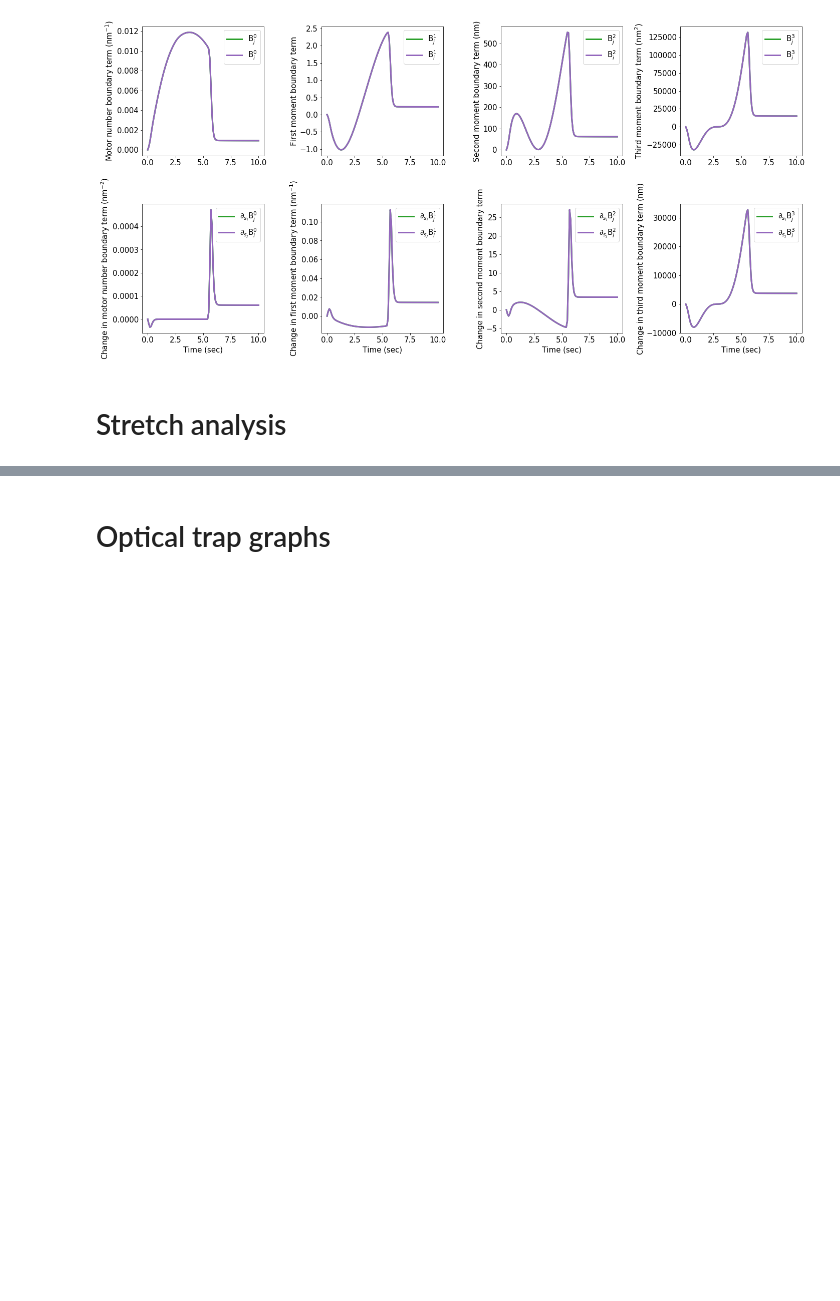
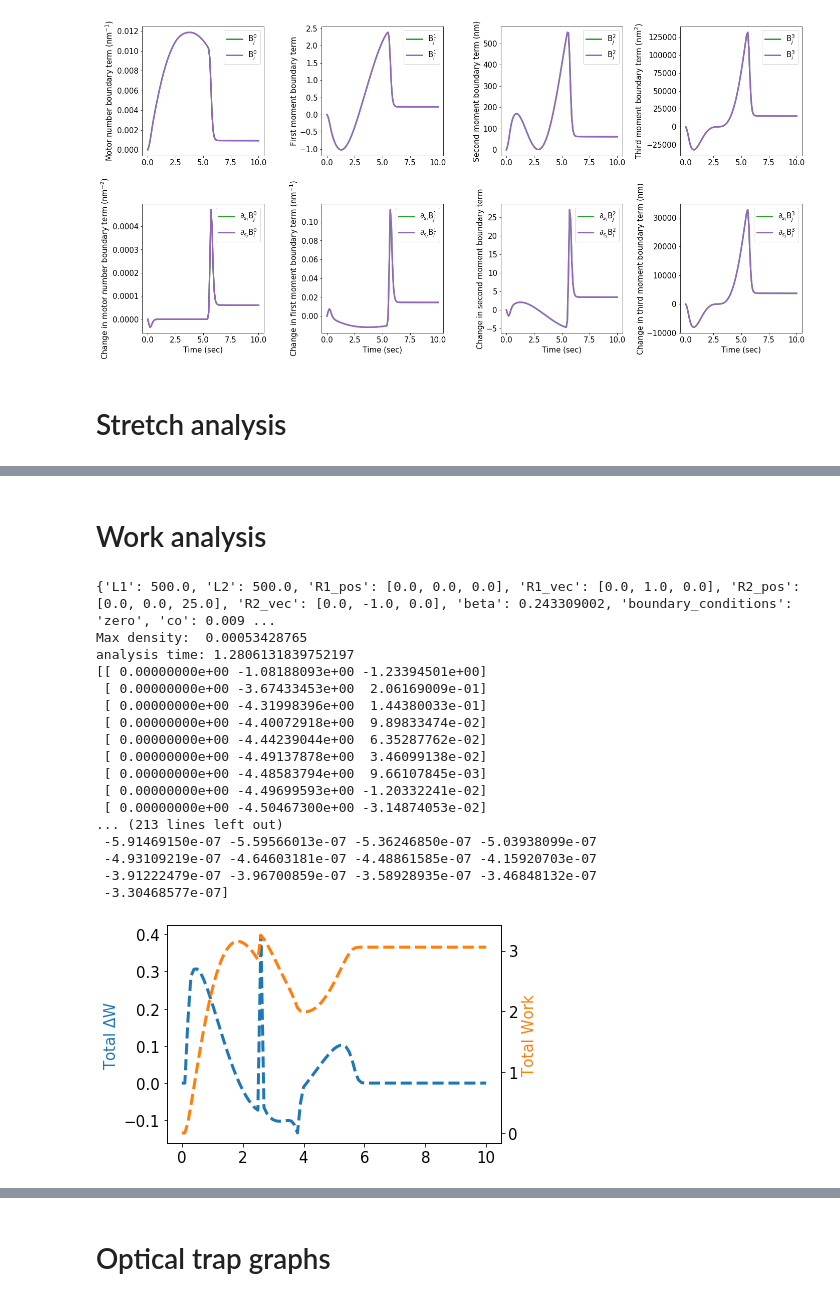
Before and after one commit to lamsoa729/FoXlink, a Jupyter notebook: notebooks/pde_graph_prototypes.ipynb, the cells around one changed output, grey strips where cells are left out. Cells and saved outputs as stored; diff of their text form; code cells hidden in the pictures; blank space fills up the shorter version.

Commit message:
Minor fixes to pde work analyzer and pde_graph_prototypes.

```diff
--- a/notebooks/pde_graph_prototypes.ipynb
+++ b/notebooks/pde_graph_prototypes.ipynb
@@ -311,7 +311,7 @@ def h_edge(ds, dy, n):
 # %%
 try:
     h5_fname = "/Users/adamlamson/projects/DATA/MethodsPaper/20-03-22_runs/PDE_antipara_stat.h5"
-    anal = PDEAnalyzer(h5_fname, 'analyze')
+    anal = PDEAnalyzer(h5_fname, 'overwrite')
 
     h_distr_arr = anal.h_distr_dset[...]
     plt.pcolormesh(h_distr_arr)
@@ -387,0 +366,65 @@ analysis time: 0.8130321502685547
+# %% [markdown]
+# Work analysis
+# %%
+try:
+    h5_fname = "/Users/adamlamson/projects/DATA/XlinkProb/testing/FP_GenMotion_MotorUW_tests/20-03-03_GMUW_antipara_wca_L500/PDEGenMotionMotorUWSolver.h5"
+    anal = PDEAnalyzer(h5_fname, 'overwrite')
+    t = anal.time
+
+    print(anal.R1_pos[1:] - anal.R1_pos[:-1])
+    print(anal._h5_data['/interaction_data/force_data'][1:, 0, :])
+    #tot_dwork = anal.dwl_i + anal.dwl_j + anal.dwr_i + anal.dwr_j
+    #print(anal.dwl_j)
+
+    #dr_i = np.zeros(anal.R1_pos.shape)
+    #dr_i[:-1] = anal.R1_pos[1:] - anal.R1_pos[:-1]
+    f_i = anal._h5_data['/interaction_data/force_data'][:, 0, :]
+    #dwl_i = np.zeros(anal.R1_pos.shape[0])
+    #dwl_i[:-1] = np.einsum('ij,ij->i', dr_i[:-1], f_i[:-1])
+
+    dr_i = np.zeros(anal.R1_pos.shape)
+    dr_i[1:] = anal.R1_pos[1:] - anal.R1_pos[:-1]
+    f_i = anal._h5_data['/interaction_data/force_data'][:, 0, :]
+    dwl_i = np.zeros(anal.R1_pos.shape[0])
+    dwl_i[1:] = np.einsum('ij,ij->i', dr_i[1:], f_i[:-1])
+    print(dwl_i)
+
+    #print(anal.dwr_i + anal.dwr_j)
+    tot_work = np.cumsum(tot_dwork)
+    fig, ax1 = plt.subplots()
+    #ax1.plot(t, tot_dwork, color='C0')
+    ax1.set_ylabel('Total $\Delta$W ', color='C0')
+    ax1.plot(t, dwl_i, color='C0', ls='--')
+    #ax1.plot(t, anal.dwr_i+anal.dwr_j, color='C0', ls=':')
+
+    ax2 = ax1.twinx()
+    #ax2.plot(t, tot_work, color='C1')
+    ax2.plot(t, np.cumsum(dwl_i), color='C1', ls='--')
+    #ax2.plot(t, np.cumsum(anal.dwr_i+anal.dwr_j), color='C1', ls=':')
+    ax2.set_ylabel('Total Work', color='C1')
+
+
+except:
+    print("Analysis failed!")
+    raise
+finally:
+    anal.save()
+# %% [output]
+{'L1': 500.0, 'L2': 500.0, 'R1_pos': [0.0, 0.0, 0.0], 'R1_vec': [0.0, 1.0, 0.0], 'R2_pos': [0.0, 0.0, 25.0], 'R2_vec': [0.0, -1.0, 0.0], 'beta': 0.243309002, 'boundary_conditions': 'zero', 'co': 0.009 ...
+Max density:  0.00053428765
+analysis time: 1.2806131839752197
+[[ 0.00000000e+00 -1.08188093e+00 -1.23394501e+00]
+ [ 0.00000000e+00 -3.67433453e+00  2.06169009e-01]
+ [ 0.00000000e+00 -4.31998396e+00  1.44380033e-01]
+ [ 0.00000000e+00 -4.40072918e+00  9.89833474e-02]
+ [ 0.00000000e+00 -4.44239044e+00  6.35287762e-02]
+ [ 0.00000000e+00 -4.49137878e+00  3.46099138e-02]
+ [ 0.00000000e+00 -4.48583794e+00  9.66107845e-03]
+ [ 0.00000000e+00 -4.49699593e+00 -1.20332241e-02]
+ [ 0.00000000e+00 -4.50467300e+00 -3.14874053e-02]
+... (213 lines left out)
+ -5.91469150e-07 -5.59566013e-07 -5.36246850e-07 -5.03938099e-07
+ -4.93109219e-07 -4.64603181e-07 -4.48861585e-07 -4.15920703e-07
+ -3.91222479e-07 -3.96700859e-07 -3.58928935e-07 -3.46848132e-07
+ -3.30468577e-07]
+[figure, added]
```
Also changed, not shown: parts of 4 cells of this notebook, 1 other file.
